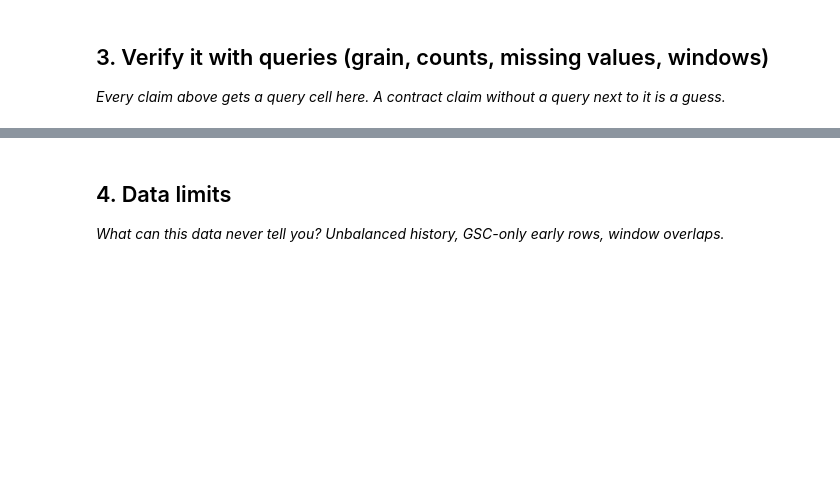
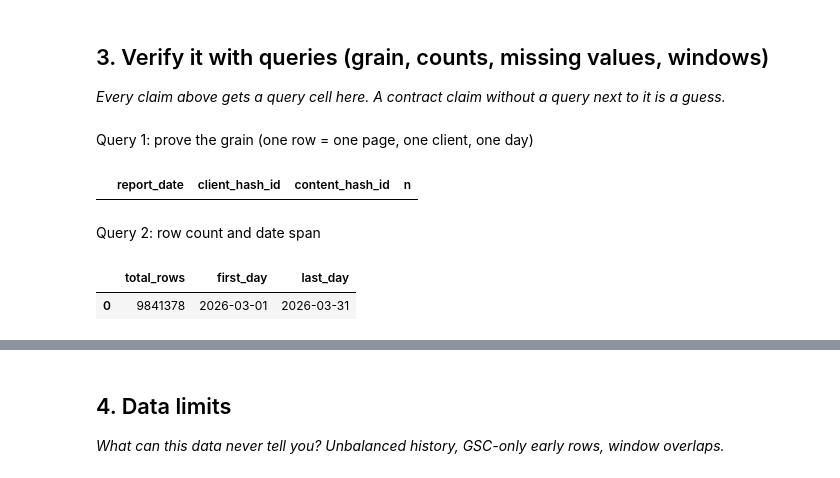
Before and after one commit to muaaz-tahir/flyrank-ml-internship, a Jupyter notebook: work/notebooks/w03_data_contract.ipynb, the cells around one changed output, grey strips where cells are left out. Saved outputs shown, nothing was run; the diff lists cells and outputs as text; code cells hidden in the pictures; blank space fills up the shorter version.

```diff
--- a/work/notebooks/w03_data_contract.ipynb
+++ b/work/notebooks/w03_data_contract.ipynb
@@ -18,3 +86,25 @@ This skeleton is yours to fill. Work the sections **in order** — each one has
 ## 3. Verify it with queries (grain, counts, missing values, windows)
 
 *Every claim above gets a query cell here. A contract claim without a query next to it is a guess.*
+# %% [markdown]
+Query 1: prove the grain (one row = one page, one client, one day)
+# %%
+con.sql(f"""
+    SELECT report_date, client_hash_id, content_hash_id, COUNT(*) AS n
+    FROM {REL}
+    GROUP BY report_date, client_hash_id, content_hash_id
+    HAVING COUNT(*) > 1
+    LIMIT 5
+""").df()
+# %% [output]
+|  | report_date | client_hash_id | content_hash_id | n |
+# %% [markdown]
+Query 2: row count and date span
+# %%
+con.sql(f"""
+    SELECT COUNT(*) AS total_rows, MIN(report_date) AS first_day, MAX(report_date) AS last_day
+    FROM {REL}
+""").df()
+# %% [output]
+|  | total_rows | first_day | last_day |
+| 0 | 9841378 | 2026-03-01 | 2026-03-31 |
```
Also changed, not shown: parts of 12 cells of this notebook.
